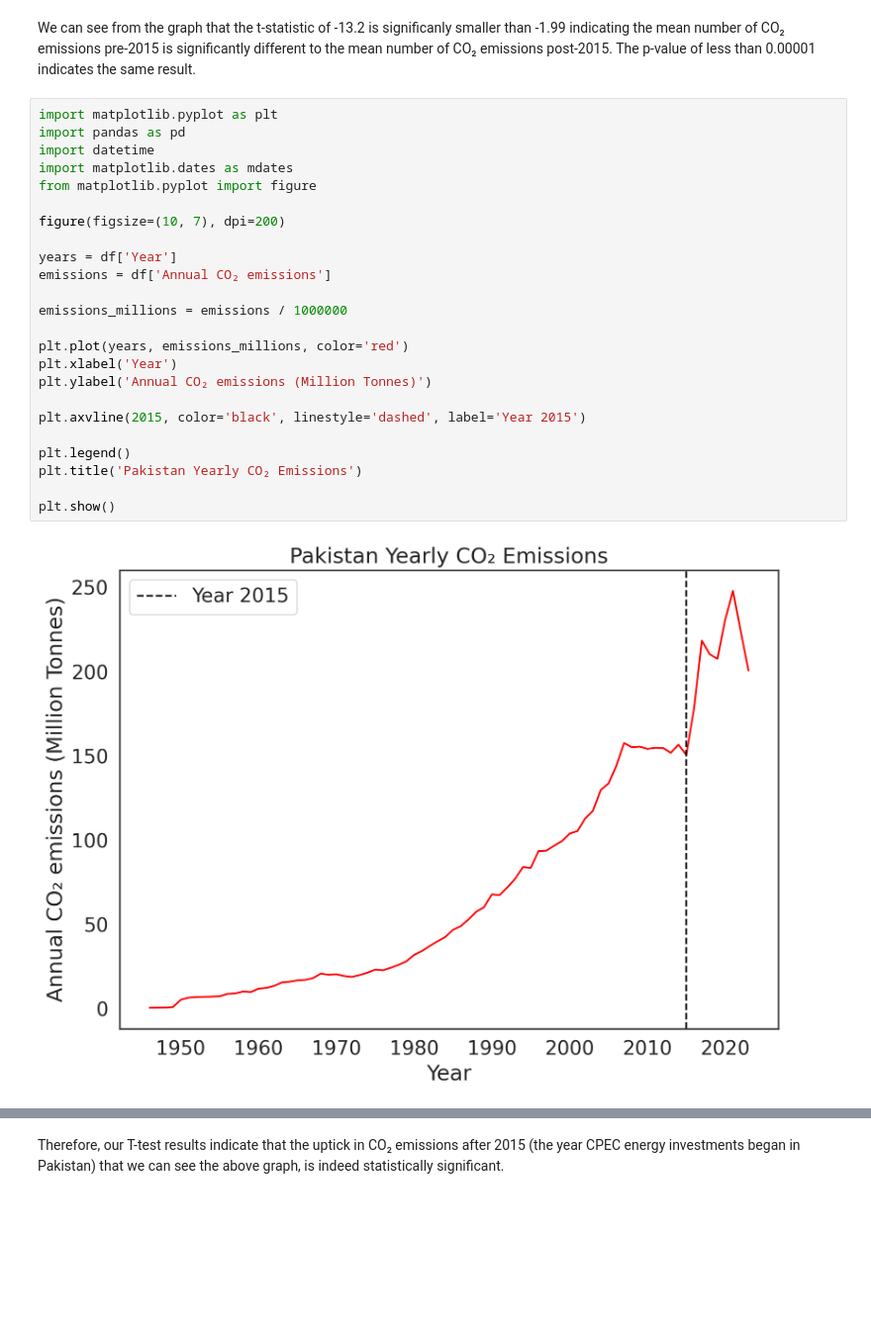
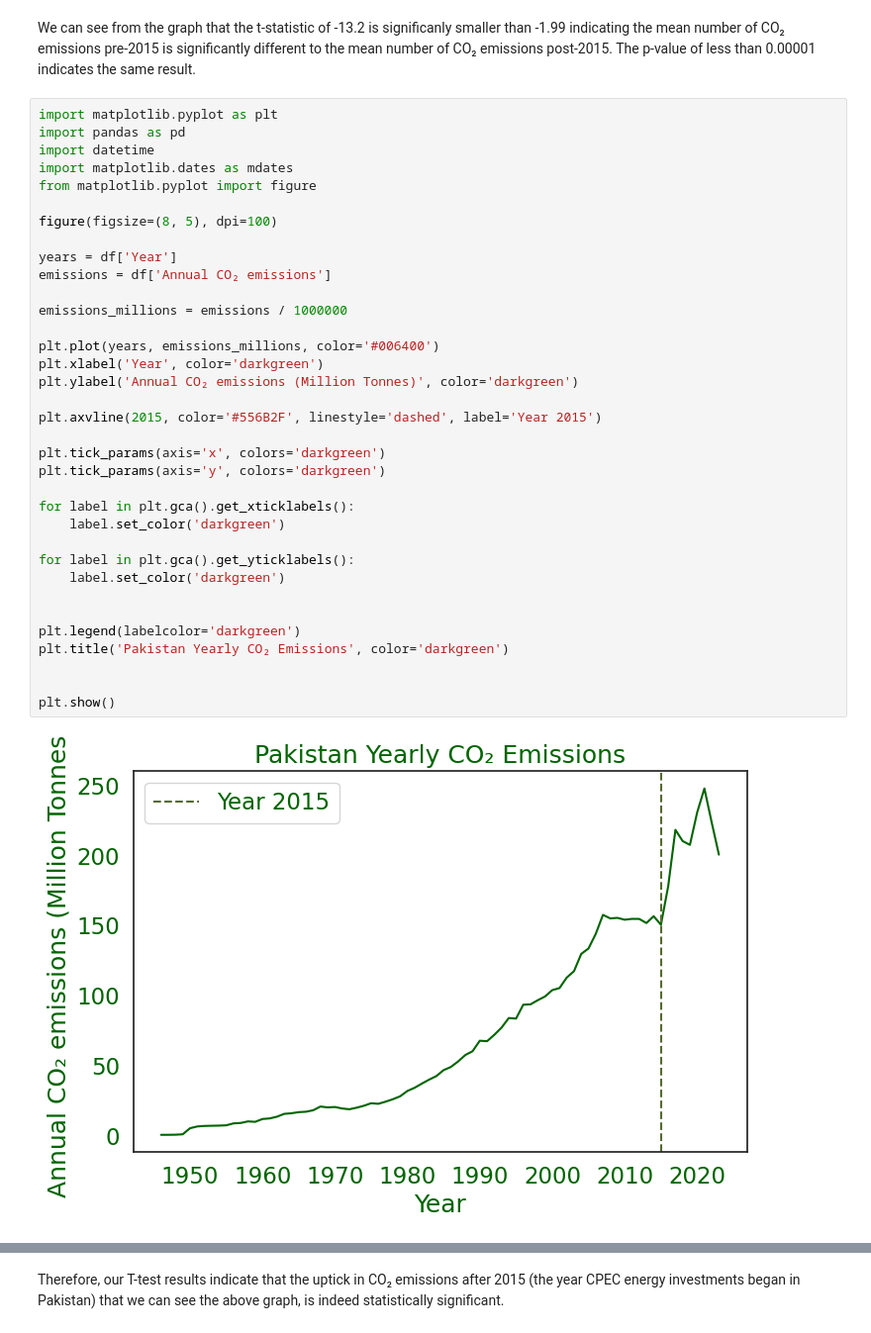
Before and after one commit to ilinashah177/Coursework-Website, a Jupyter notebook: T_Test_Annual_CO₂_emissions.ipynb, the cells around one changed output, grey strips where cells are left out. Shown at 99% size. Saved outputs shown, nothing was run; the diff lists cells and outputs as text; blank space fills up the shorter version.

```diff
--- a/T_Test_Annual_CO₂_emissions.ipynb
+++ b/T_Test_Annual_CO₂_emissions.ipynb
@@ -149,26 +147,37 @@ We can see from the graph that the t-statistic of -13.2 is significanly smaller
 # %%
 import matplotlib.pyplot as plt
 import pandas as pd
 import datetime
 import matplotlib.dates as mdates
 from matplotlib.pyplot import figure
 
-figure(figsize=(10, 7), dpi=200)
+figure(figsize=(8, 5), dpi=100)
 
 years = df['Year']
 emissions = df['Annual CO₂ emissions']
 
 emissions_millions = emissions / 1000000
 
-plt.plot(years, emissions_millions, color='red')
-plt.xlabel('Year')
-plt.ylabel('Annual CO₂ emissions (Million Tonnes)')
+plt.plot(years, emissions_millions, color='#006400')
+plt.xlabel('Year', color='darkgreen')
+plt.ylabel('Annual CO₂ emissions (Million Tonnes)', color='darkgreen')
 
-plt.axvline(2015, color='black', linestyle='dashed', label='Year 2015')
+plt.axvline(2015, color='#556B2F', linestyle='dashed', label='Year 2015')
 
-plt.legend()
-plt.title('Pakistan Yearly CO₂ Emissions')
+plt.tick_params(axis='x', colors='darkgreen')
+plt.tick_params(axis='y', colors='darkgreen')
+
+for label in plt.gca().get_xticklabels():
+    label.set_color('darkgreen')
+
+for label in plt.gca().get_yticklabels():
+    label.set_color('darkgreen')
+
+
+plt.legend(labelcolor='darkgreen')
+plt.title('Pakistan Yearly CO₂ Emissions', color='darkgreen')
+
 
 plt.show()
 # %% [output]
-[figure, old version]
+[figure, new version]
```
Also changed, not shown: parts of 4 cells of this notebook.
